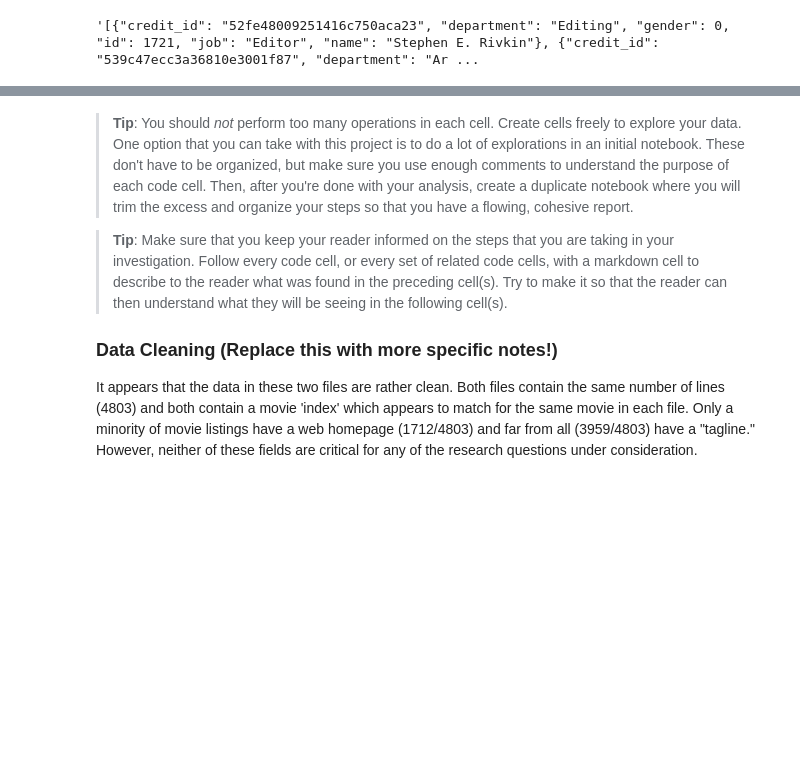
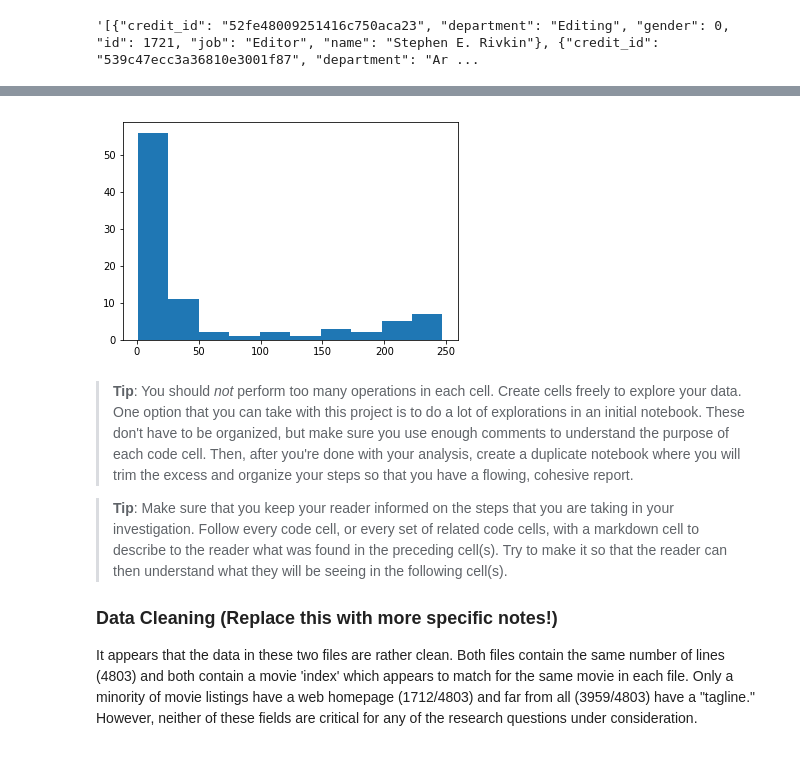
Before and after one commit to moscowjh/tmdb_dataset_analysis, a Jupyter notebook: investigate-a-dataset-template.ipynb, the cells around one changed output, grey strips where cells are left out. Drawn from its saved outputs; the diff is of its cells as text; code cells hidden in the pictures; blank space fills up the shorter version.

Commit message:
Exploratory data analysis - y/y count of movies

```diff
--- a/investigate-a-dataset-template.ipynb
+++ b/investigate-a-dataset-template.ipynb
@@ -165,3 +168,11 @@ df3.tail()
 | 3408 | 0 | [{"id": 18, "name": "Drama"}, {"i... | NaN | 325373 | [{"id": 1415, "name": "small town... | en | Two Lovers and a Bear | Set in a small town near the Nort... | ... |
 | 4255 | 0 | [{"id": 35, "name": "Comedy"}, {"... | http://www.growingupsmithmovie.com | 426469 | [] | en | Growing Up Smith | In 1979, an Indian family moves t... | ... |
 | 4553 | 0 | [] | NaN | 380097 | [] | en | America Is Still the Place | 1971 post civil rights San Franci... | ... |
+# %%
+# df['New_Sample'] = df.Sample.str[:1]
+df3['release_year'] = df3['release_date'].str[:4]
+df4 = df3['release_year'].value_counts().reset_index()
+df4.columns = ['release_year', 'count']
+# df4.sort_values(by = 'release_year', ascending=0)
+# df4.sort_values(by = 'count', ascending=0)
+df4.head()
@@ -168,3 +186,16 @@ df3.tail()
+# %%
+# plot histogram using code with modified parameters
+"""plt.hist(release_year, bins = 'auto')
+plt.title('Distribution of Movie Release Years (TMDB Dataset)')
+plt.xlabel('Year')
+plt.ylabel('Number of Releases')
+plt.axis([0, 60, 0, 3000])
+plt.show()"""
+# df4.plot.hist('release_year')
+plt.hist(df4['count'])
+plt.show()
+# %% [output]
+[figure, added]
 # %% [markdown]
 > **Tip**: You should _not_ perform too many operations in each cell. Create cells freely to explore your data. One option that you can take with this project is to do a lot of explorations in an initial notebook. These don't have to be organized, but make sure you use enough comments to understand the purpose of each code cell. Then, after you're done with your analysis, create a duplicate notebook where you will trim the excess and organize your steps so that you have a flowing, cohesive report.
 
```
Also changed, not shown: parts of 3 cells of this notebook.
